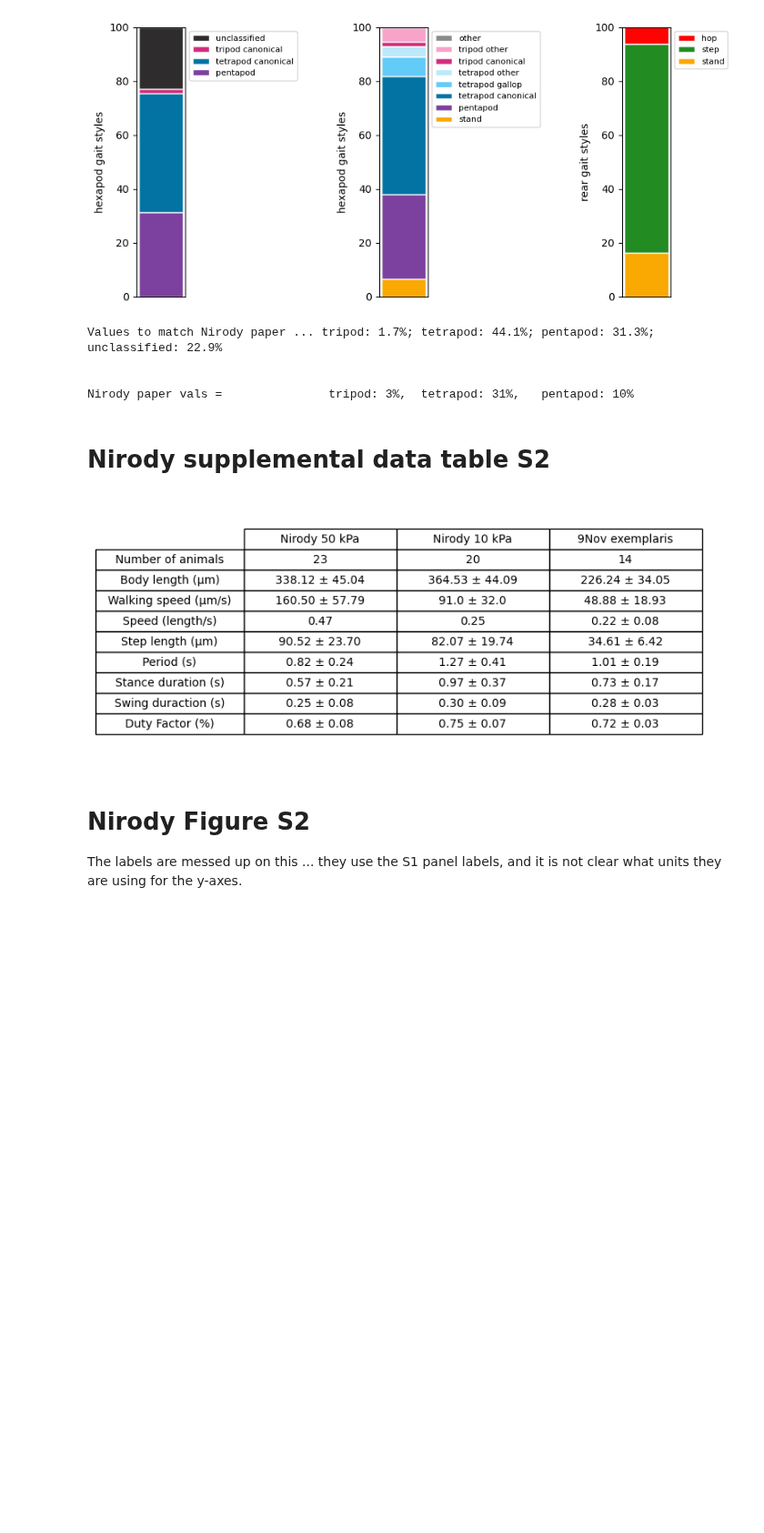
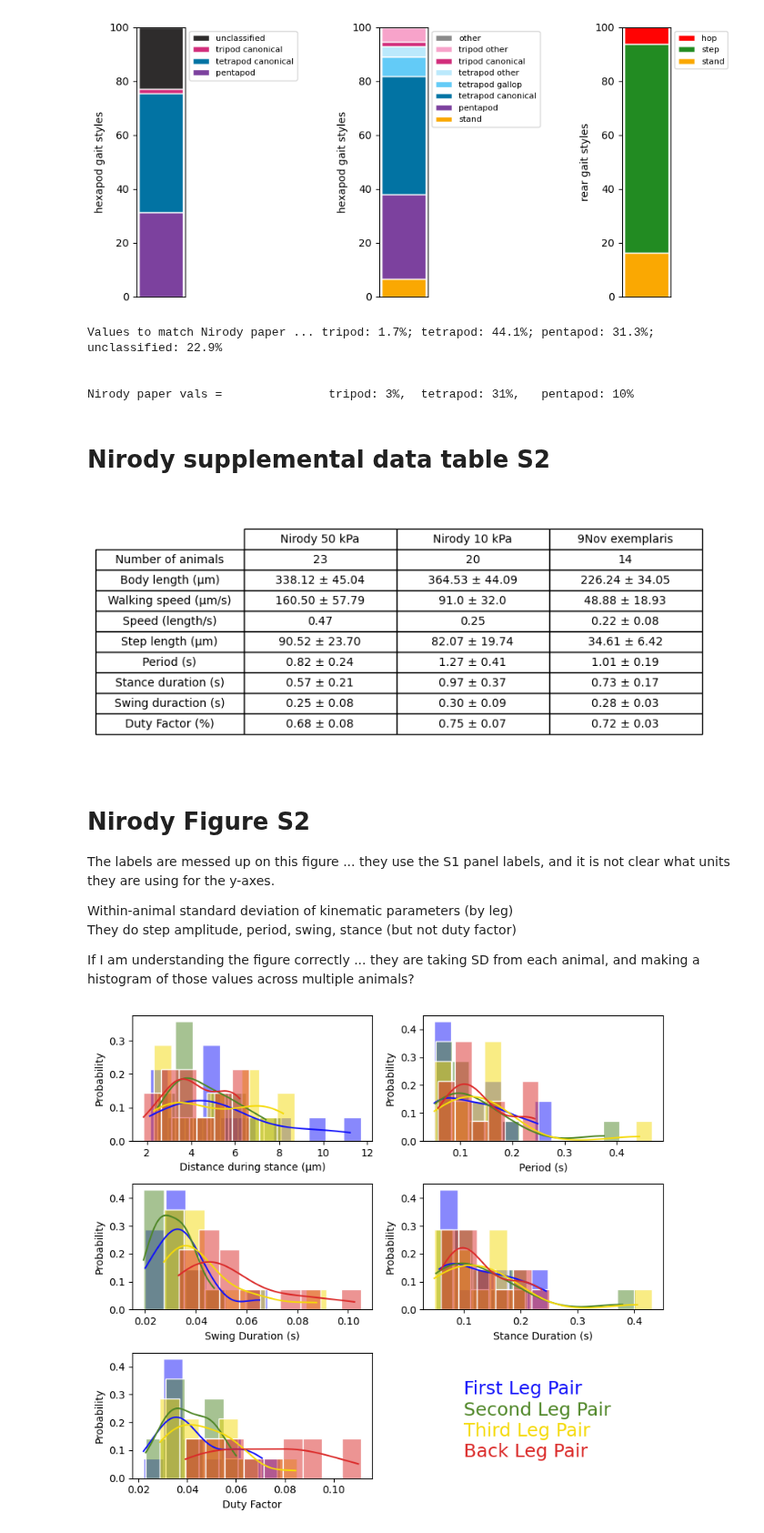
Before and after one commit to enwudz/gait, a Jupyter notebook: Kinematics Overview.ipynb, the cells around one changed output. Shown at 91% size. Cells and saved outputs as stored; diff of their text form; code cells hidden in the pictures; blank space fills up the shorter version.

Commit message:
update kinematics overview to do figure S2

```diff
--- a/Kinematics Overview.ipynb
+++ b/Kinematics Overview.ipynb
@@ -490,4 +491,79 @@ plt.show()
 # %% [markdown]
 # Nirody Figure S2
 
-The labels are messed up on this ... they use the S1 panel labels, and it is not clear what units they are using for the y-axes.
+The labels are messed up on this figure ... they use the S1 panel labels, and it is not clear what units they are using for the y-axes.<br>
+
+Within-animal standard deviation of kinematic parameters (by leg)<br>
+They do step amplitude, period, swing, stance (but not duty factor)
+
+If I am understanding the figure correctly ... they are taking SD from each animal, and making a histogram of those values across multiple animals?
+# %%
+# load gait data from step_timing sheet
+step_df = pd.read_excel(data_file, sheet_name='step_timing', index_col=None)
+parameters = ['distance_during_step_scaled','gait','swing','stance','duty']
+parameter_labels = ['Distance during stance (µm)','Period (s)','Swing Duration (s)',
+                    'Stance Duration (s)','Duty Factor']
+binwidths = np.array([1, 0.04, 0.01, 0.04, 0.01])
+binwidths *= 0.8
+
+# using leg parameter colors from Figure S1 (Nirody uses different colors)
+leg_pairs = [['L1','R1'],['L2','R2'],['L3','R3'],['L4','R4']]
+leg_pair_labels = ['First Leg Pair','Second Leg Pair','Third Leg Pair','Back Leg Pair']
+leg_pair_colors = ['#1212fa','#4e8626','#f5da0a','#db2a29']
+
+# get unique individuals
+individuals = np.sort(np.unique(step_df.uniq_id.values))
+
+# set up figure
+f,axes = plt.subplots(3,2,figsize=(8,7))
+axes_list = axes.reshape(1,6)[0]
+
+# for each parameter
+for i, parameter in enumerate(parameters):
+
+    ax = axes_list[i]
+
+    # for each leg pair
+    for j,leg_pair in enumerate(leg_pairs):
+
+        leg_pair_data = step_df[step_df['legID'].isin(leg_pair)]
+
+        # make empty list for std
+        std_vals = []
+
+        # for each individual
+        for individual in individuals:
+
+            individual_data = leg_pair_data[leg_pair_data['uniq_id']==individual][parameter].values
+
+            if parameter == 'distance_during_step_scaled':
+                individual_data = individual_data * 1000 # convert mm to µm
+
+            # calculate std for parameter, and add to empty list
+            std_for_parameter = np.nanstd(individual_data)
+            std_vals.append(std_for_parameter)
+
+        # done collecting data for parameter and leg pair ... convert list to numpy array and add to plot
+        std_vals = np.array(std_vals)
+
+        ax = sns.histplot(std_vals, ax=ax, binwidth=binwidths[i], kde=True, stat='probability',
+                 color=leg_pair_colors[j],edgecolor='w',visible=True) # can set to false to hide bars
+
+        ax.set_xlabel(parameter_labels[i])
+
+# last axes = labels
+axes_list[5].set_axis_off()
+textpos_x = 0.5
+textpos_maxy = 0.8
+textpos_yincrement = 0.05
+for i,leg_pair in enumerate(leg_pairs):
+    axes_list[5].text(textpos_x, textpos_maxy-(i*textpos_yincrement),
+                     leg_pair_labels[i], color=leg_pair_colors[i],fontsize=18)
+
+axes_list[5].set_xlim([0.4,1])
+axes_list[5].set_ylim([0.6,0.9])
+plt.tight_layout()
+
+plt.show()
+# %% [output]
+[figure, added]
```
Also changed, not shown: parts of 2 cells of this notebook, 1 other file.
